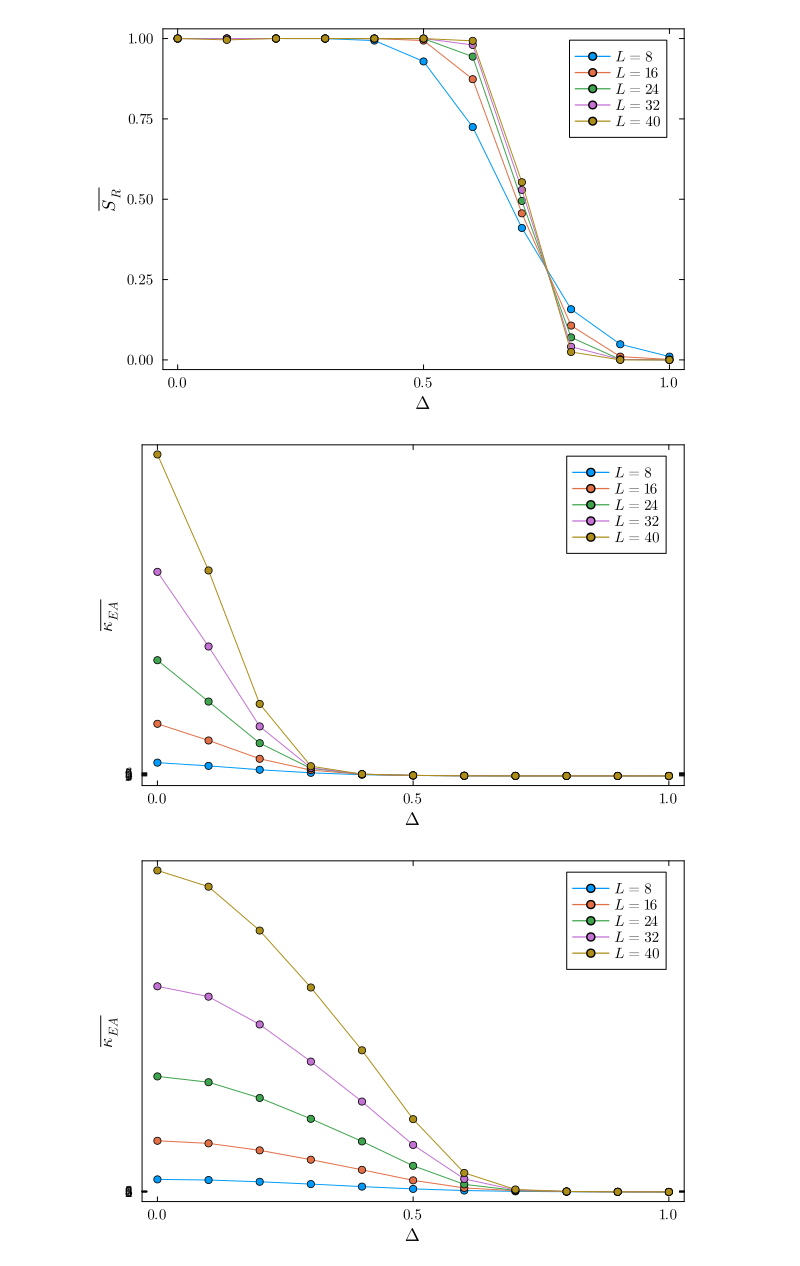
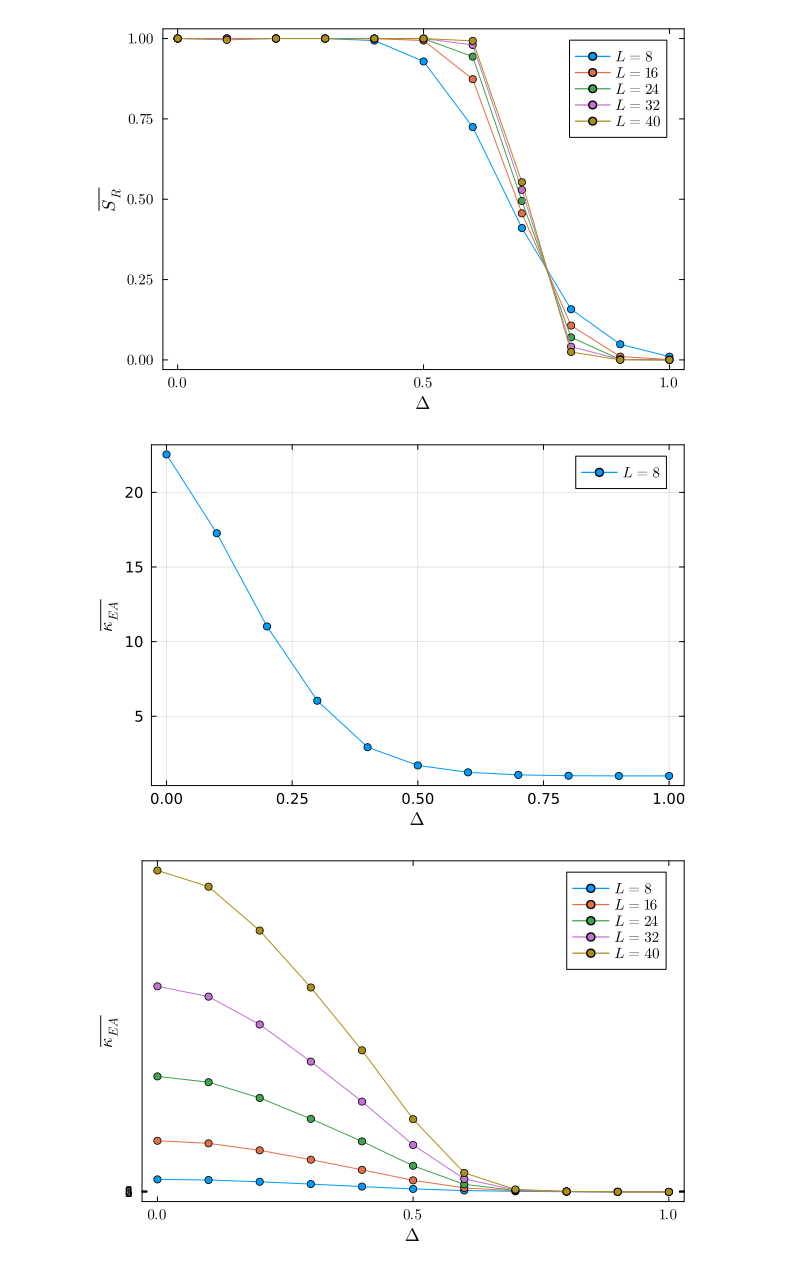
Before and after one commit to jahauser/2025_ZZX_TNs, a Jupyter notebook: notebooks/25_08_10.ipynb, the cells around one changed output. Cells and saved outputs as stored; diff of their text form; code cells hidden in the pictures.

```diff
--- a/notebooks/25_08_10.ipynb
+++ b/notebooks/25_08_10.ipynb
@@ -146,21 +146,21 @@ plot(p1)
 # %%
 
 q = 0.1
 plt = plot()
-for L in 8:8:40
+for L in 8:8:8
     λs = 0.0:0.1:1.0
     ys = [blur(data[(L,2L+2,λ,δ,q)][2][:κEA],2)[end÷2] for λ in λs]
     # plot!(plt, qs, ys, seriestype=:line, m=4, label=L"L=%$L", xlabel=L"q", ylabel=L"\frac{1}{L} \sum_{i,j}\langle\langle Z_i Z_j Z'_i Z'_j\rangle\rangle", title="r=$r")
     xticks = (-1.0:0.5:1.0, [L"-1.0", L"-0.5", L"0.0", L"0.5", L"1.0"])
     yticks = (1:1:6, [L"1", L"2", L"3", L"4", L"5", L"6"])
     plot!(plt, λs, ys, seriestype=:line, m=4, label=L"L=%$L", xlabel=L"\Delta", ylabel=L"\overline{\kappa_{EA}}", #title="r=$r",
-    framestyle=:box, xticks=xticks, yticks=yticks, grid=false,
+    framestyle=:box, #xticks=xticks, yticks=yticks, grid=false,
     xtickfontsize=10,ytickfontsize=10, xguidefontsize=12, yguidefontsize=12, legendfontsize=10, titlefontsize=16)
 end
 # savefig("/Users/jhauser/Documents/Z2 paper figs/updated/kappaEA.pdf")
 plt
 # %% [output]
-[figure, old version]
+[figure, new version]
 # %%
 
 q = 0.1
```
Also changed, not shown: 1 other file.
